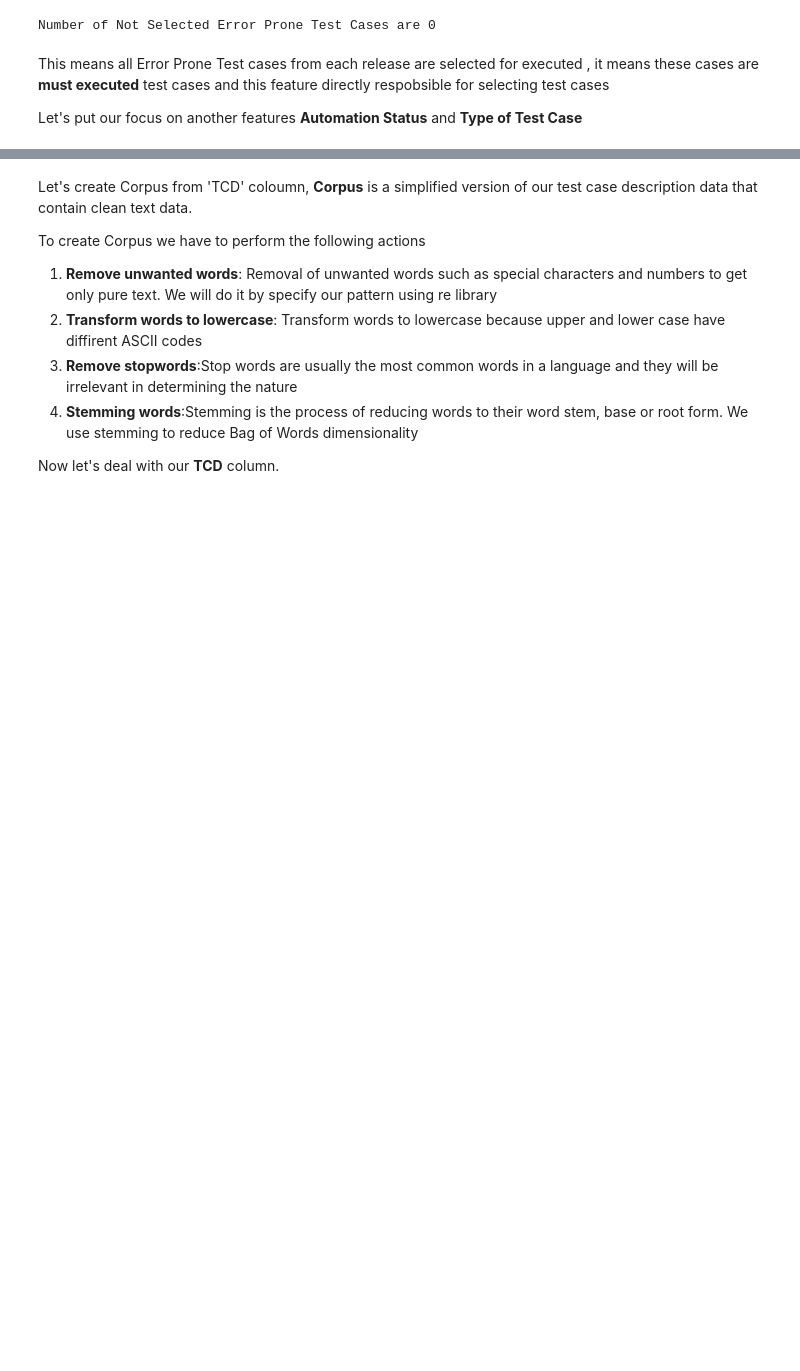
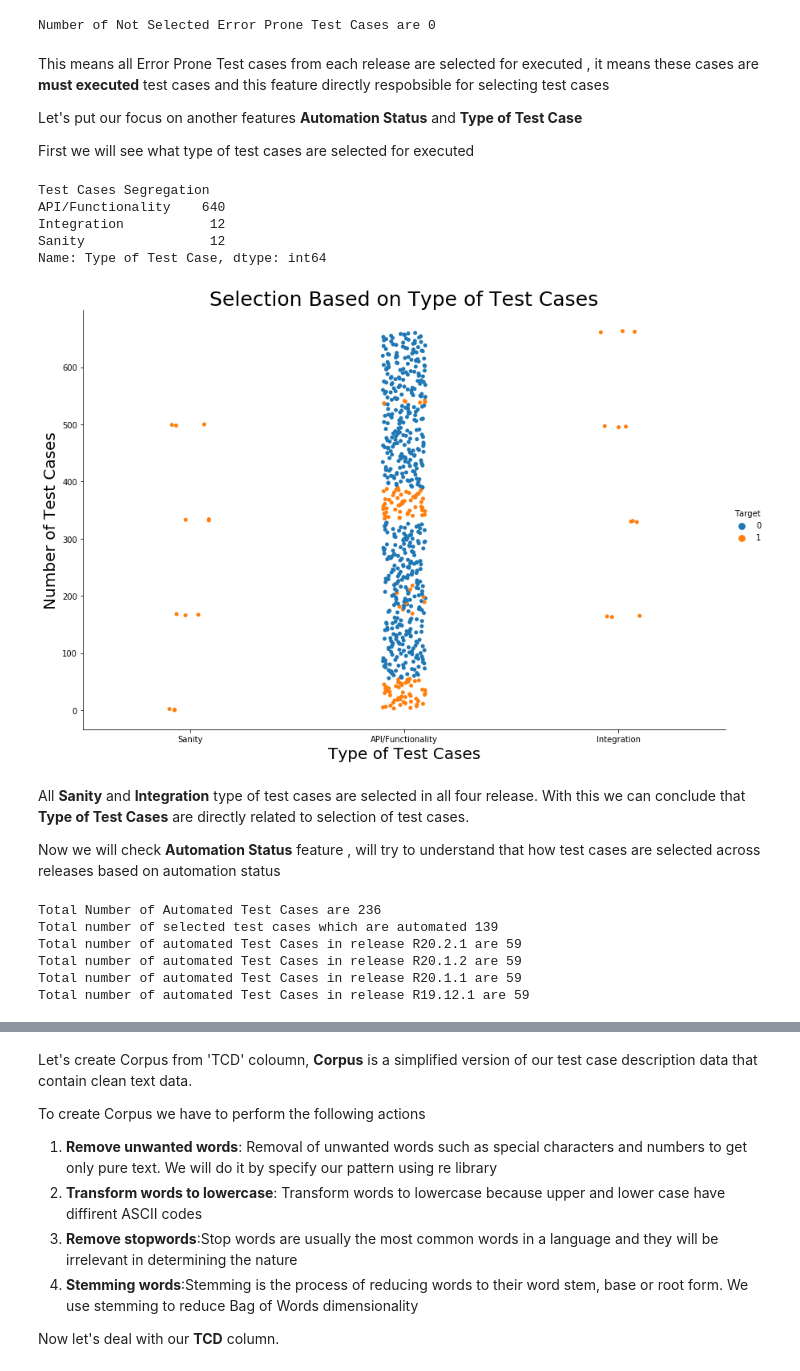
Before and after one commit to KushBhatnagar/TestCaseSelectionFromML, a Jupyter notebook: MLBasedTestCaseSelection.ipynb, the cells around one changed output, grey strips where cells are left out. Cells and saved outputs as stored; diff of their text form; code cells hidden in the pictures; blank space fills up the shorter version.

```diff
--- a/MLBasedTestCaseSelection.ipynb
+++ b/MLBasedTestCaseSelection.ipynb
@@ -227,3 +230,5 @@ Number of Not Selected Error Prone Test Cases are 0
 This means all Error Prone Test cases from each release are selected for executed , it means these cases are **must executed** test cases and this feature directly respobsible for selecting test cases
 
 Let's put our focus on another features **Automation Status** and **Type of Test Case**
+
+First we will see what type of test cases are selected for executed
@@ -231,0 +235,42 @@ sns.catplot(x='Re')
+# %%
+#Calculating total type of test cases
+print("Test Cases Segregation \n{}".format(dataset['Type of Test Case'].value_counts()))
+# %% [output]
+Test Cases Segregation
+API/Functionality    640
+Integration           12
+Sanity                12
+Name: Type of Test Case, dtype: int64
+# %%
+#Visualizing selection of test cases based on type of test cases
+sns.catplot(y=dataset.index,x='Type of Test Case',data=dataset,hue='Target',height=8,aspect=1.5)
+plt.ylabel("Number of Test Cases",size=20)
+plt.xlabel("Type of Test Cases",size=20)
+plt.title('Selection Based on Type of Test Cases',size=25)
+plt.show()
+# %% [output]
+[figure, added]
+# %% [markdown]
+All **Sanity** and **Integration** type of test cases are selected in all four release. With this we can conclude that **Type of Test Cases** are directly related to selection of test cases.
+
+Now we will check **Automation Status** feature , will try to understand that how test cases are selected across releases based on automation status
+# %%
+#Checking number of automated test cases, taking all Automtion selection test cases in seprate data frame df1
+df1=dataset[dataset['Automation Status'] == 'Yes']
+print("Total Number of Automated Test Cases are {}".format(len(df1.index)))
+print("Total number of selected test cases which are automated {}".format(len(df1[df1['Target'] == 1].index)))
+print("Total number of automated Test Cases in release R20.2.1 are {}"
+      .format(len(df1[df1['ReleaseID'] == 'R20.2.1'].index)))
+print("Total number of automated Test Cases in release R20.1.2 are {}"
+      .format(len(df1[df1['ReleaseID'] == 'R20.1.2'].index)))
+print("Total number of automated Test Cases in release R20.1.1 are {}"
+      .format(len(df1[df1['ReleaseID'] == 'R20.1.1'].index)))
+print("Total number of automated Test Cases in release R19.12.1 are {}"
+      .format(len(df1[df1['ReleaseID'] == 'R19.12.1'].index)))
+# %% [output]
+Total Number of Automated Test Cases are 236
+Total number of selected test cases which are automated 139
+Total number of automated Test Cases in release R20.2.1 are 59
+Total number of automated Test Cases in release R20.1.2 are 59
+Total number of automated Test Cases in release R20.1.1 are 59
+Total number of automated Test Cases in release R19.12.1 are 59
```
Also changed, not shown: parts of 11 cells of this notebook, 1 other file.
